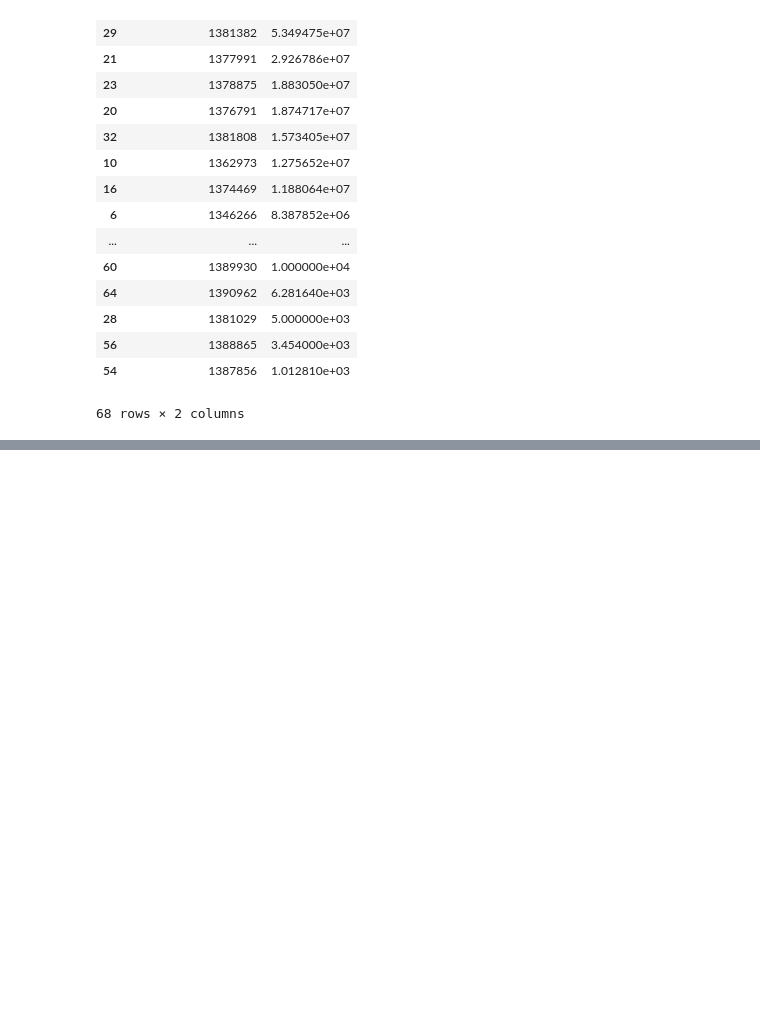
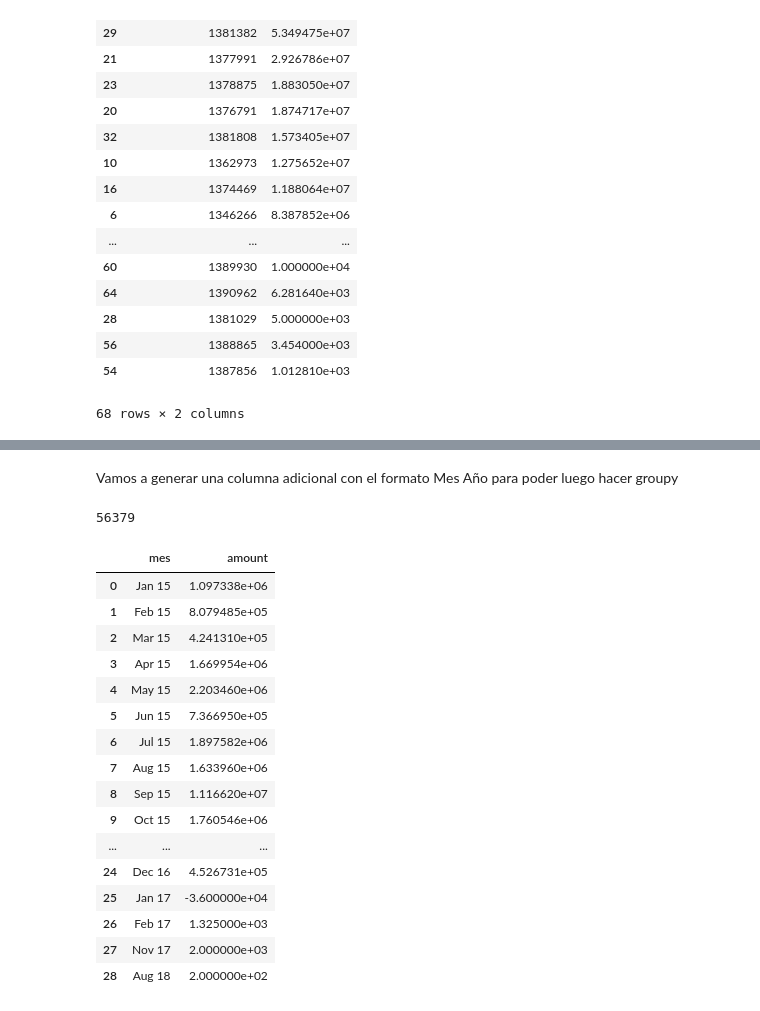
Before and after one commit to mharias/first-python-notebook, a Jupyter notebook: Code.ipynb, the cells around one changed output, grey strips where cells are left out. Drawn from its saved outputs; the diff is of its cells as text; code cells hidden in the pictures; blank space fills up the shorter version.

```diff
--- a/Code.ipynb
+++ b/Code.ipynb
@@ -361,3 +407,9 @@ layout = {
 py.iplot({'data': data, 'layout': layout}, filename='barmode')
 # %% [output]
 [interactive output not drawn]
+# %% [markdown]
+Vamos a generar una columna adicional con el formato Mes Año para poder luego hacer groupy
+# %%
+contribs.shape[0]
+# %% [output]
+56379
@@ -363,0 +421,22 @@ py.iplot({'data': data, 'layout': layout}, filename='barmode')
+# %%
+contribs_time=contribs.sort_values('date_received').groupby("mes",sort=False).amount.sum().reset_index()
+# %%
+contribs_time
+# %% [output]
+|  | mes | amount |
+| 0 | Jan 15 | 1.097338e+06 |
+| 1 | Feb 15 | 8.079485e+05 |
+| 2 | Mar 15 | 4.241310e+05 |
+| 3 | Apr 15 | 1.669954e+06 |
+| 4 | May 15 | 2.203460e+06 |
+| 5 | Jun 15 | 7.366950e+05 |
+| 6 | Jul 15 | 1.897582e+06 |
+| 7 | Aug 15 | 1.633960e+06 |
+| 8 | Sep 15 | 1.116620e+07 |
+| 9 | Oct 15 | 1.760546e+06 |
+| ... | ... | ... |
+| 24 | Dec 16 | 4.526731e+05 |
+| 25 | Jan 17 | -3.600000e+04 |
+| 26 | Feb 17 | 1.325000e+03 |
+| 27 | Nov 17 | 2.000000e+03 |
+| 28 | Aug 18 | 2.000000e+02 |
```
Also changed, not shown: parts of 9 cells of this notebook.
